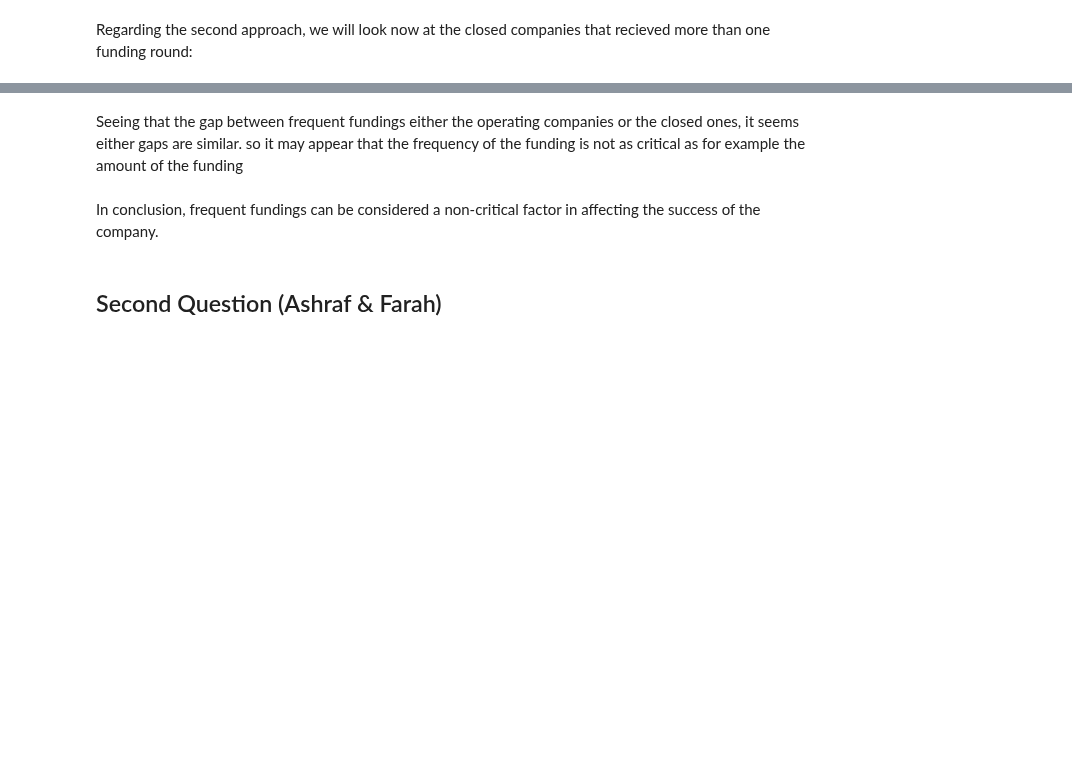
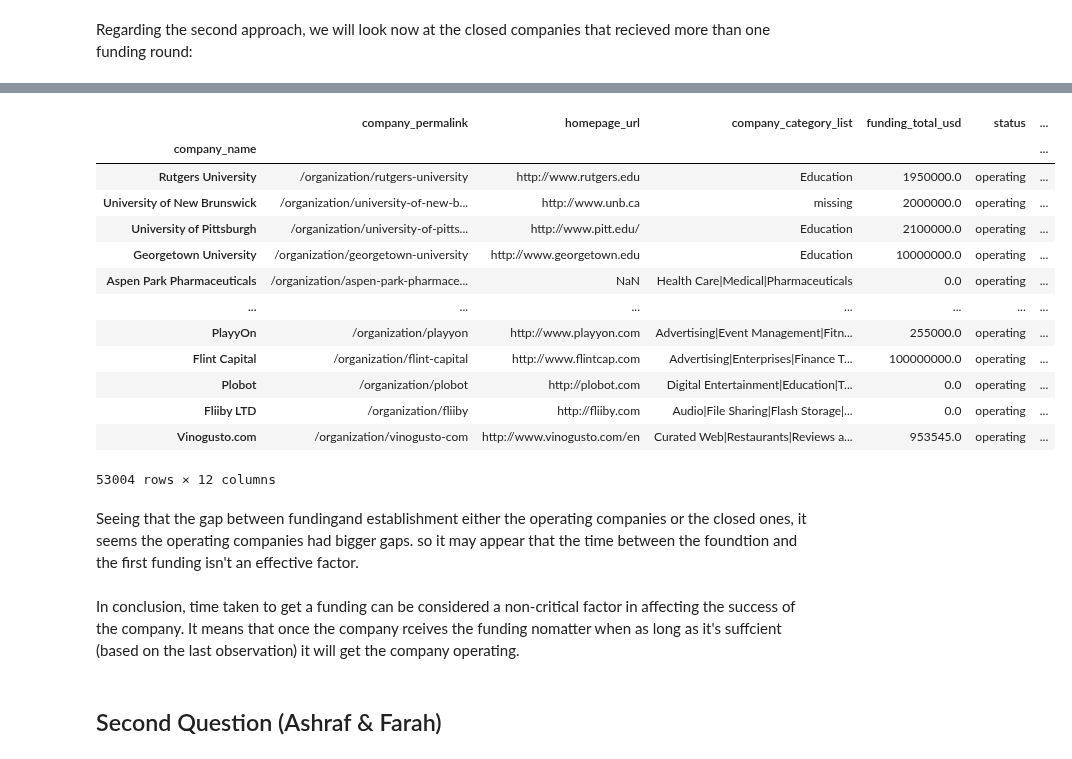
Before and after one commit to OdyAsh/StartupCompanies, a Jupyter notebook: Startup-Companies.ipynb, the cells around one changed output, grey strips where cells are left out. Drawn from its saved outputs; the diff is of its cells as text; code cells hidden in the pictures; blank space fills up the shorter version.

```diff
--- a/Startup-Companies.ipynb
+++ b/Startup-Companies.ipynb
@@ -1697,7 +1688,25 @@ operatingcomp_rounds[operatingcomp_rounds['funded_at'] > 0]
+# %%
+operatingcomp_rounds = comp_rounds[comp_rounds['status'] == 'operating']
+operatingcomp_rounds
+# %% [output]
+|  | company_permalink | homepage_url | company_category_list | funding_total_usd | status | ... |
+| company_name |  |  |  |  |  | ... |
+| Rutgers University | /organization/rutgers-university | http://www.rutgers.edu | Education | 1950000.0 | operating | ... |
+| University of New Brunswick | /organization/university-of-new-b... | http://www.unb.ca | missing | 2000000.0 | operating | ... |
+| University of Pittsburgh | /organization/university-of-pitts... | http://www.pitt.edu/ | Education | 2100000.0 | operating | ... |
+| Georgetown University | /organization/georgetown-university | http://www.georgetown.edu | Education | 10000000.0 | operating | ... |
+| Aspen Park Pharmaceuticals | /organization/aspen-park-pharmace... | NaN | Health Care|Medical|Pharmaceuticals | 0.0 | operating | ... |
+| ... | ... | ... | ... | ... | ... | ... |
+| PlayyOn | /organization/playyon | http://www.playyon.com | Advertising|Event Management|Fitn... | 255000.0 | operating | ... |
+| Flint Capital | /organization/flint-capital | http://www.flintcap.com | Advertising|Enterprises|Finance T... | 100000000.0 | operating | ... |
+| Plobot | /organization/plobot | http://plobot.com | Digital Entertainment|Education|T... | 0.0 | operating | ... |
+| Fliiby LTD | /organization/fliiby | http://fliiby.com | Audio|File Sharing|Flash Storage|... | 0.0 | operating | ... |
+| Vinogusto.com | /organization/vinogusto-com | http://www.vinogusto.com/en | Curated Web|Restaurants|Reviews a... | 953545.0 | operating | ... |
+53004 rows × 12 columns
 # %% [markdown]
-Seeing that the gap between frequent fundings either the operating companies or the closed ones, it seems either gaps are similar. so it may appear that the frequency of the funding is not as critical as for example the amount of the funding
+Seeing that the gap between fundingand establishment either the operating companies or the closed ones, it seems the operating companies had bigger gaps. so it may appear that the time between the foundtion and the first funding isn't an effective factor.
 # %% [markdown]
-In conclusion, frequent fundings can be considered a non-critical factor in affecting the success of the company.
+In conclusion, time taken to get a funding can be considered a non-critical factor in affecting the success of the company. It means that once the company rceives the funding nomatter when as long as it's suffcient (based on the last observation) it will get the company operating.
 # %% [markdown]
 ## Second Question (Ashraf & Farah)
 # %% [markdown]
```
Also changed, not shown: parts of 8 cells of this notebook.
